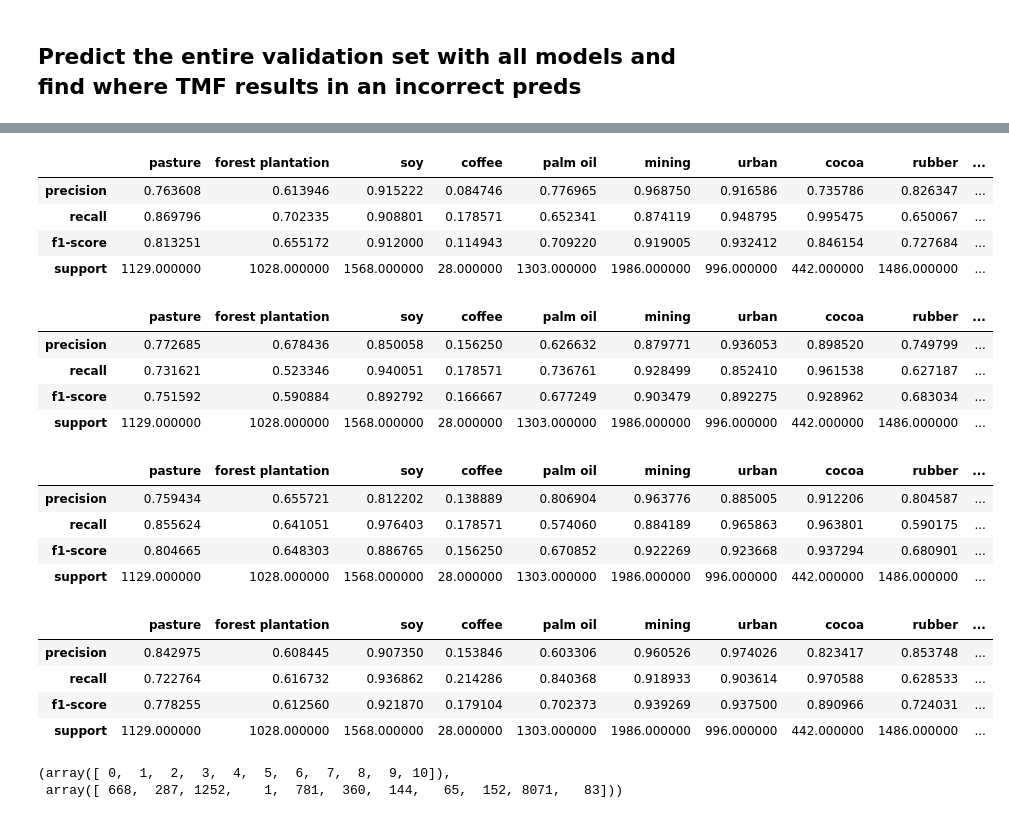
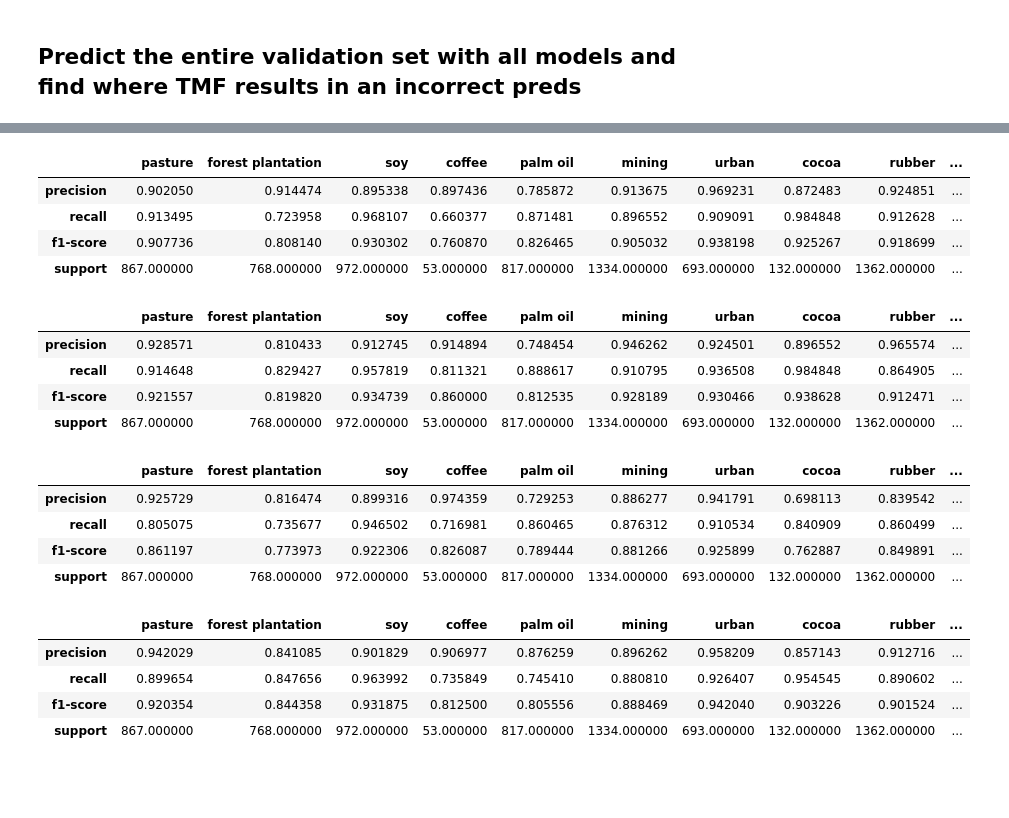
Before and after one commit to janpisl/location-encoding, a Jupyter notebook: notebooks/inspect-predictions-tabular.ipynb, the cells around one changed output, grey strips where cells are left out. Drawn from its saved outputs; the diff is of its cells as text; code cells hidden in the pictures; blank space fills up the shorter version.

Commit message:
first version of: goldman as input; seco pretrained weights

```diff
--- a/notebooks/inspect-predictions-tabular.ipynb
+++ b/notebooks/inspect-predictions-tabular.ipynb
@@ -57,6 +50,10 @@ models = {
     },
 
 }
+# %%
+device = 'cuda' if torch.cuda.is_available() else 'cpu'
+n_classes = 12
+num_images = 4
 # %%
 #Load config & dataloader for each model
 for key, value in models.items():
@@ -224,3 +178,33 @@ layer=3; kernel=7, sigma=5
+# %%
+df = models['with reports, no loc']['val_dl'].dataset.img_labels
+
+while True:
+    sampleid = df.sample(1).sampleid.values[0]
+    idx = df.sample(1).index.values[0]
+
+    for model_name in models.keys():
+
+        image_batch, loc_batch, expansion_rates_batch, forestloss_batch, labels_batch = train_batch[0].to(device), train_batch[1].to(device), train_batch[2].to(device), train_batch[3].to(device), labels_batch.to(device)
+        y_hat = model(image_batch, loc_batch, expansion_rates_batch, forestloss_batch)
+
+
+        batch, label = models[model_name]['val_dl'].dataset.__getitem__(idx)
+
+        prediction = models[model_name]['model'](_input, forestloss)
+        models[model_name]['forestloss'] = forestloss.squeeze().numpy()
+
+        print(model_name)
+        print(F.softmax(prediction, dim=1).detach().cpu().numpy())
+        models[model_name]['probabilities'] = F.softmax(prediction, dim=1).detach().cpu().numpy()
+    break
+
+
+    plot_image_with_tmfs(_input.squeeze(), forestloss_patches,  label= inverse_label_mapping[label])
+
+
+    _waitforinput = input()
+
+    clear_output(wait=True)
 # %%
 df = models['no forestloss']['val_dl'].dataset.img_labels
 
@@ -336,37 +320,32 @@ layer=3; kernel=7, sigma=5
 # %%
-pd.DataFrame(models['layer=2; kernel=15, sigma=1.5']['metrics'])
+pd.DataFrame(models['with reports, no loc']['metrics'])
 # %% [output]
 |  | pasture | forest plantation | soy | coffee | palm oil | mining | urban | cocoa | rubber | ... |
-| precision | 0.763608 | 0.613946 | 0.915222 | 0.084746 | 0.776965 | 0.968750 | 0.916586 | 0.735786 | 0.826347 | ... |
-| recall | 0.869796 | 0.702335 | 0.908801 | 0.178571 | 0.652341 | 0.874119 | 0.948795 | 0.995475 | 0.650067 | ... |
-| f1-score | 0.813251 | 0.655172 | 0.912000 | 0.114943 | 0.709220 | 0.919005 | 0.932412 | 0.846154 | 0.727684 | ... |
-| support | 1129.000000 | 1028.000000 | 1568.000000 | 28.000000 | 1303.000000 | 1986.000000 | 996.000000 | 442.000000 | 1486.000000 | ... |
+| precision | 0.902050 | 0.914474 | 0.895338 | 0.897436 | 0.785872 | 0.913675 | 0.969231 | 0.872483 | 0.924851 | ... |
+| recall | 0.913495 | 0.723958 | 0.968107 | 0.660377 | 0.871481 | 0.896552 | 0.909091 | 0.984848 | 0.912628 | ... |
+| f1-score | 0.907736 | 0.808140 | 0.930302 | 0.760870 | 0.826465 | 0.905032 | 0.938198 | 0.925267 | 0.918699 | ... |
+| support | 867.000000 | 768.000000 | 972.000000 | 53.000000 | 817.000000 | 1334.000000 | 693.000000 | 132.000000 | 1362.000000 | ... |
 # %%
-pd.DataFrame(models['layer=1; kernel=7, sigma=5']['metrics'])
+pd.DataFrame(models['with reports, with loc']['metrics'])
 # %% [output]
 |  | pasture | forest plantation | soy | coffee | palm oil | mining | urban | cocoa | rubber | ... |
-| precision | 0.772685 | 0.678436 | 0.850058 | 0.156250 | 0.626632 | 0.879771 | 0.936053 | 0.898520 | 0.749799 | ... |
-| recall | 0.731621 | 0.523346 | 0.940051 | 0.178571 | 0.736761 | 0.928499 | 0.852410 | 0.961538 | 0.627187 | ... |
-| f1-score | 0.751592 | 0.590884 | 0.892792 | 0.166667 | 0.677249 | 0.903479 | 0.892275 | 0.928962 | 0.683034 | ... |
-| support | 1129.000000 | 1028.000000 | 1568.000000 | 28.000000 | 1303.000000 | 1986.000000 | 996.000000 | 442.000000 | 1486.000000 | ... |
+| precision | 0.928571 | 0.810433 | 0.912745 | 0.914894 | 0.748454 | 0.946262 | 0.924501 | 0.896552 | 0.965574 | ... |
+| recall | 0.914648 | 0.829427 | 0.957819 | 0.811321 | 0.888617 | 0.910795 | 0.936508 | 0.984848 | 0.864905 | ... |
+| f1-score | 0.921557 | 0.819820 | 0.934739 | 0.860000 | 0.812535 | 0.928189 | 0.930466 | 0.938628 | 0.912471 | ... |
+| support | 867.000000 | 768.000000 | 972.000000 | 53.000000 | 817.000000 | 1334.000000 | 693.000000 | 132.000000 | 1362.000000 | ... |
 # %%
-pd.DataFrame(models['layer=2; kernel=7, sigma=5']['metrics'])
+pd.DataFrame(models['no reports, no loc']['metrics'])
 # %% [output]
 |  | pasture | forest plantation | soy | coffee | palm oil | mining | urban | cocoa | rubber | ... |
-| precision | 0.759434 | 0.655721 | 0.812202 | 0.138889 | 0.806904 | 0.963776 | 0.885005 | 0.912206 | 0.804587 | ... |
-| recall | 0.855624 | 0.641051 | 0.976403 | 0.178571 | 0.574060 | 0.884189 | 0.965863 | 0.963801 | 0.590175 | ... |
-| f1-score | 0.804665 | 0.648303 | 0.886765 | 0.156250 | 0.670852 | 0.922269 | 0.923668 | 0.937294 | 0.680901 | ... |
-| support | 1129.000000 | 1028.000000 | 1568.000000 | 28.000000 | 1303.000000 | 1986.000000 | 996.000000 | 442.000000 | 1486.000000 | ... |
+| precision | 0.925729 | 0.816474 | 0.899316 | 0.974359 | 0.729253 | 0.886277 | 0.941791 | 0.698113 | 0.839542 | ... |
+| recall | 0.805075 | 0.735677 | 0.946502 | 0.716981 | 0.860465 | 0.876312 | 0.910534 | 0.840909 | 0.860499 | ... |
+| f1-score | 0.861197 | 0.773973 | 0.922306 | 0.826087 | 0.789444 | 0.881266 | 0.925899 | 0.762887 | 0.849891 | ... |
+| support | 867.000000 | 768.000000 | 972.000000 | 53.000000 | 817.000000 | 1334.000000 | 693.000000 | 132.000000 | 1362.000000 | ... |
 # %%
-pd.DataFrame(models['layer=3; kernel=7, sigma=5']['metrics'])
+pd.DataFrame(models['no reports, with loc']['metrics'])
 # %% [output]
 |  | pasture | forest plantation | soy | coffee | palm oil | mining | urban | cocoa | rubber | ... |
-| precision | 0.842975 | 0.608445 | 0.907350 | 0.153846 | 0.603306 | 0.960526 | 0.974026 | 0.823417 | 0.853748 | ... |
-| recall | 0.722764 | 0.616732 | 0.936862 | 0.214286 | 0.840368 | 0.918933 | 0.903614 | 0.970588 | 0.628533 | ... |
-| f1-score | 0.778255 | 0.612560 | 0.921870 | 0.179104 | 0.702373 | 0.939269 | 0.937500 | 0.890966 | 0.724031 | ... |
-| support | 1129.000000 | 1028.000000 | 1568.000000 | 28.000000 | 1303.000000 | 1986.000000 | 996.000000 | 442.000000 | 1486.000000 | ... |
+| precision | 0.942029 | 0.841085 | 0.901829 | 0.906977 | 0.876259 | 0.896262 | 0.958209 | 0.857143 | 0.912716 | ... |
+| recall | 0.899654 | 0.847656 | 0.963992 | 0.735849 | 0.745410 | 0.880810 | 0.926407 | 0.954545 | 0.890602 | ... |
+| f1-score | 0.920354 | 0.844358 | 0.931875 | 0.812500 | 0.805556 | 0.888469 | 0.942040 | 0.903226 | 0.901524 | ... |
+| support | 867.000000 | 768.000000 | 972.000000 | 53.000000 | 817.000000 | 1334.000000 | 693.000000 | 132.000000 | 1362.000000 | ... |
-# %%
-np.unique(models['layer=1; kernel=15, sigma=1.5']['predictions'], return_counts=True)
-# %% [output]
-(array([ 0,  1,  2,  3,  4,  5,  6,  7,  8,  9, 10]),
- array([ 668,  287, 1252,    1,  781,  360,  144,   65,  152, 8071,   83]))
```
Also changed, not shown: parts of 23 cells of this notebook, 14 other files.
